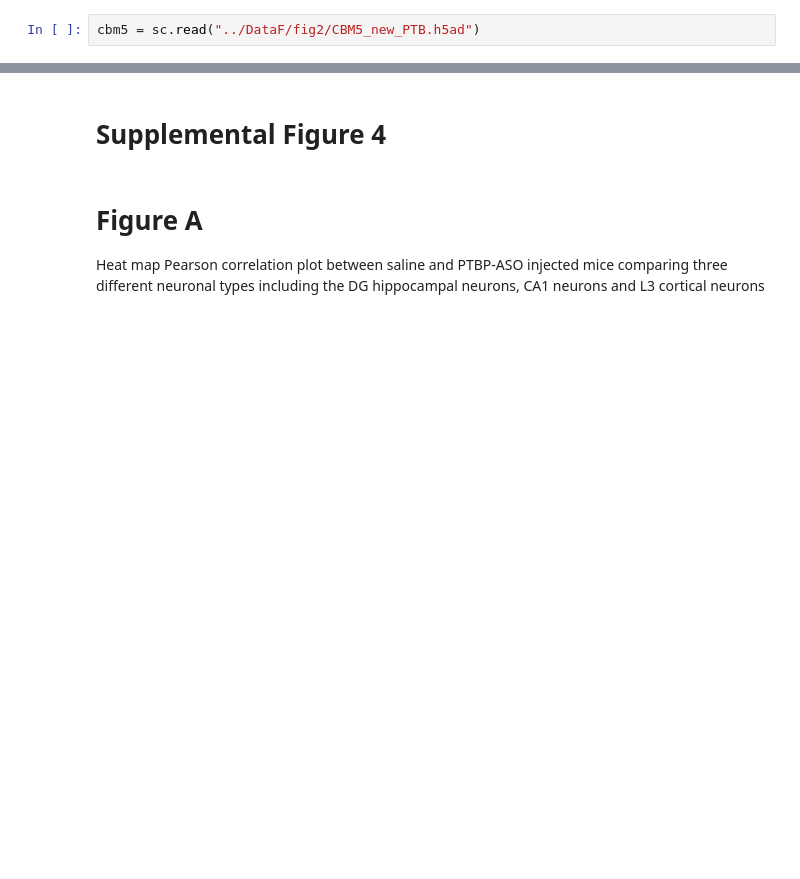
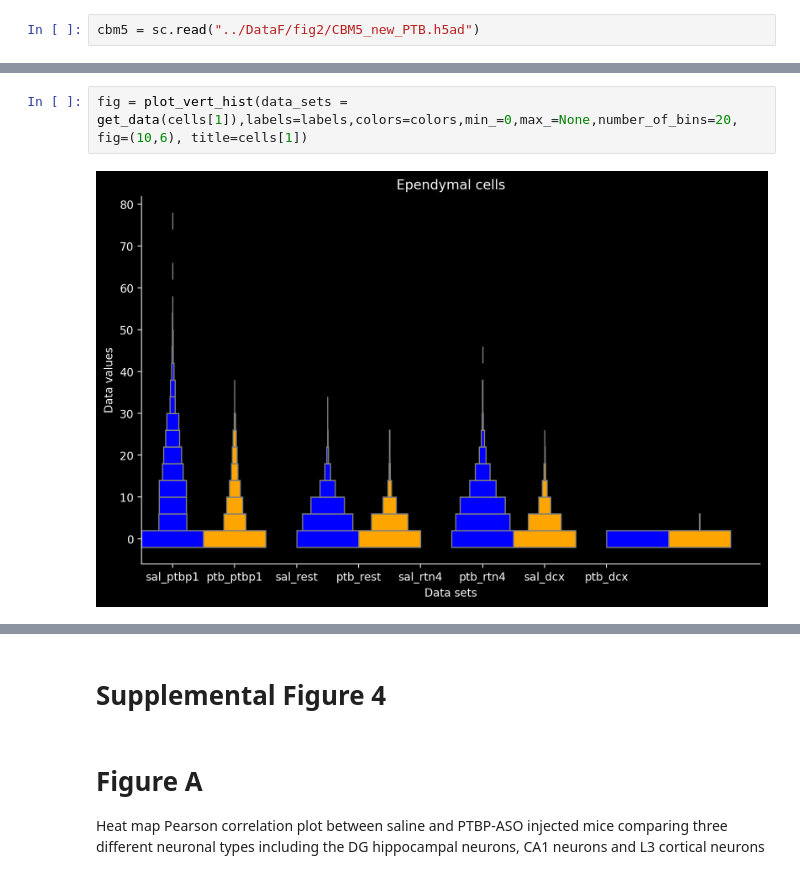
Before and after one commit to kresnajenie/activation_of_quiescent_neurogenic_niches_of_aging_brain, a Jupyter notebook: Notebooks/KJ_figure3_annotated.ipynb, the cells around one changed output, grey strips where cells are left out. Drawn from its saved outputs; the diff is of its cells as text; blank space fills up the shorter version.

```diff
--- a/Notebooks/KJ_figure3_annotated.ipynb
+++ b/Notebooks/KJ_figure3_annotated.ipynb
@@ -46,0 +179,4 @@ cbm5 = sc.read("../DataF/fig2/CBM5_new_PTB.h5ad")
+# %%
+fig = plot_vert_hist(data_sets = get_data(cells[1]),labels=labels,colors=colors,min_=0,max_=None,number_of_bins=20, fig=(10,6), title=cells[1])
+# %% [output]
+[figure, added]
```
Also changed, not shown: parts of 20 cells of this notebook, 4 other files.
